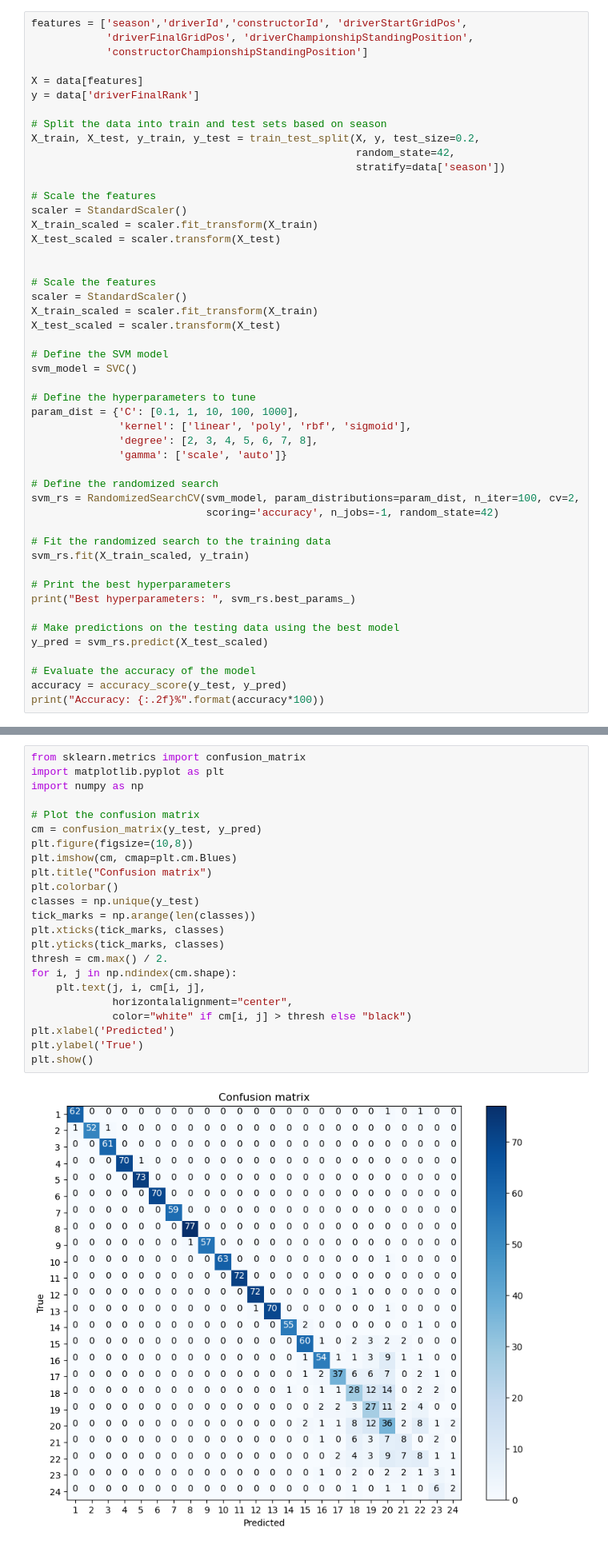
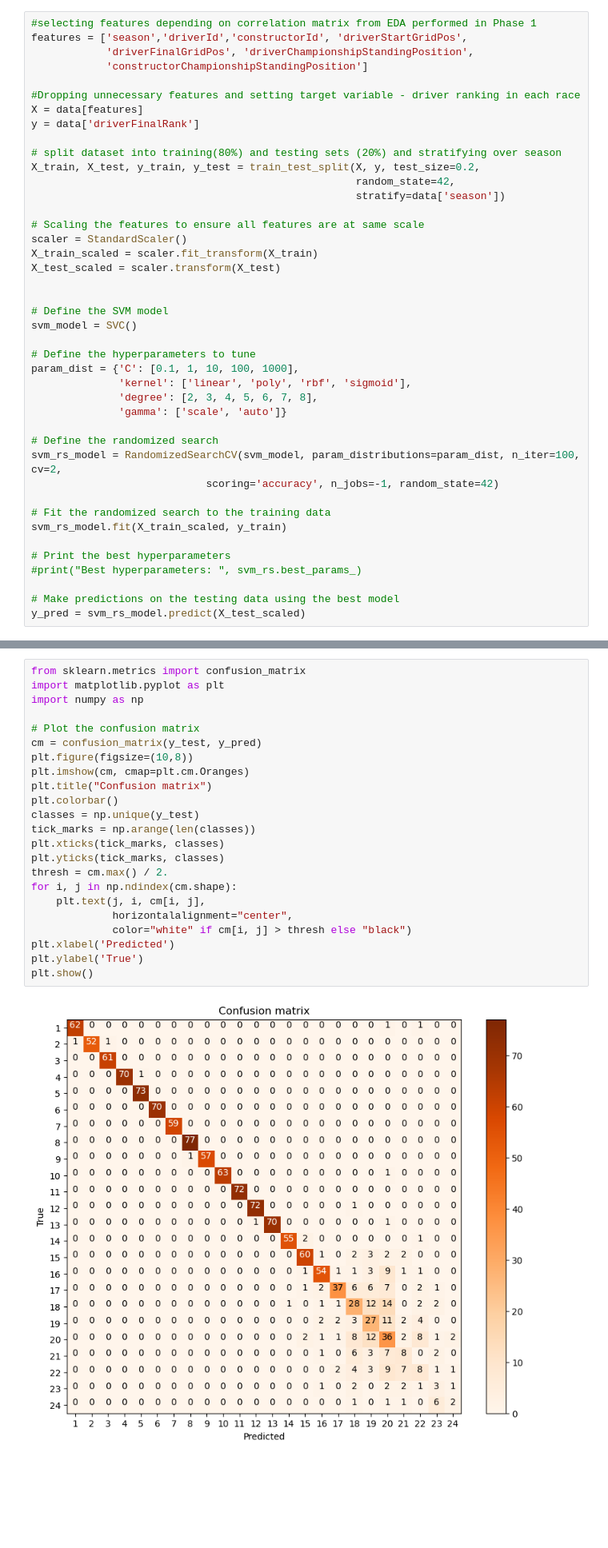
Before and after one commit to dhvani-k/F1_Race_Winner_Prediction, a Jupyter notebook: modelling/SVC.ipynb, the cells around one changed output, grey strips where cells are left out. Shown at 80% size. Cells and saved outputs as stored; diff of their text form; blank space fills up the shorter version.

```diff
--- a/modelling/SVC.ipynb
+++ b/modelling/SVC.ipynb
@@ -24,26 +46,23 @@ data.tail(5)
 # %%
+#selecting features depending on correlation matrix from EDA performed in Phase 1
 features = ['season','driverId','constructorId', 'driverStartGridPos',
             'driverFinalGridPos', 'driverChampionshipStandingPosition',
             'constructorChampionshipStandingPosition']
 
+#Dropping unnecessary features and setting target variable - driver ranking in each race
 X = data[features]
 y = data['driverFinalRank']
 
-# Split the data into train and test sets based on season
+# split dataset into training(80%) and testing sets (20%) and stratifying over season
 X_train, X_test, y_train, y_test = train_test_split(X, y, test_size=0.2,
                                                     random_state=42,
                                                     stratify=data['season'])
 
-# Scale the features
+# Scaling the features to ensure all features are at same scale
 scaler = StandardScaler()
 X_train_scaled = scaler.fit_transform(X_train)
 X_test_scaled = scaler.transform(X_test)
 
-
-# Scale the features
-scaler = StandardScaler()
-X_train_scaled = scaler.fit_transform(X_train)
-X_test_scaled = scaler.transform(X_test)
 
 # Define the SVM model
 svm_model = SVC()
@@ -55,18 +74,14 @@ param_dist = {'C': [0.1, 1, 10, 100, 1000],
               'gamma': ['scale', 'auto']}
 
 # Define the randomized search
-svm_rs = RandomizedSearchCV(svm_model, param_distributions=param_dist, n_iter=100, cv=2,
+svm_rs_model = RandomizedSearchCV(svm_model, param_distributions=param_dist, n_iter=100, cv=2,
                             scoring='accuracy', n_jobs=-1, random_state=42)
 
 # Fit the randomized search to the training data
-svm_rs.fit(X_train_scaled, y_train)
+svm_rs_model.fit(X_train_scaled, y_train)
 
 # Print the best hyperparameters
-print("Best hyperparameters: ", svm_rs.best_params_)
+#print("Best hyperparameters: ", svm_rs.best_params_)
 
 # Make predictions on the testing data using the best model
-y_pred = svm_rs.predict(X_test_scaled)
-
-# Evaluate the accuracy of the model
-accuracy = accuracy_score(y_test, y_pred)
-print("Accuracy: {:.2f}%".format(accuracy*100))
+y_pred = svm_rs_model.predict(X_test_scaled)
@@ -76,25 +99,25 @@ Accuracy: 84.06%
 # %%
 from sklearn.metrics import confusion_matrix
 import matplotlib.pyplot as plt
 import numpy as np
 
 # Plot the confusion matrix
 cm = confusion_matrix(y_test, y_pred)
 plt.figure(figsize=(10,8))
-plt.imshow(cm, cmap=plt.cm.Blues)
+plt.imshow(cm, cmap=plt.cm.Oranges)
 plt.title("Confusion matrix")
 plt.colorbar()
 classes = np.unique(y_test)
 tick_marks = np.arange(len(classes))
 plt.xticks(tick_marks, classes)
 plt.yticks(tick_marks, classes)
 thresh = cm.max() / 2.
 for i, j in np.ndindex(cm.shape):
     plt.text(j, i, cm[i, j],
              horizontalalignment="center",
              color="white" if cm[i, j] > thresh else "black")
 plt.xlabel('Predicted')
 plt.ylabel('True')
 plt.show()
 # %% [output]
-[figure, old version]
+[figure, new version]
```
Also changed, not shown: parts of 11 cells of this notebook, 15 other files.
